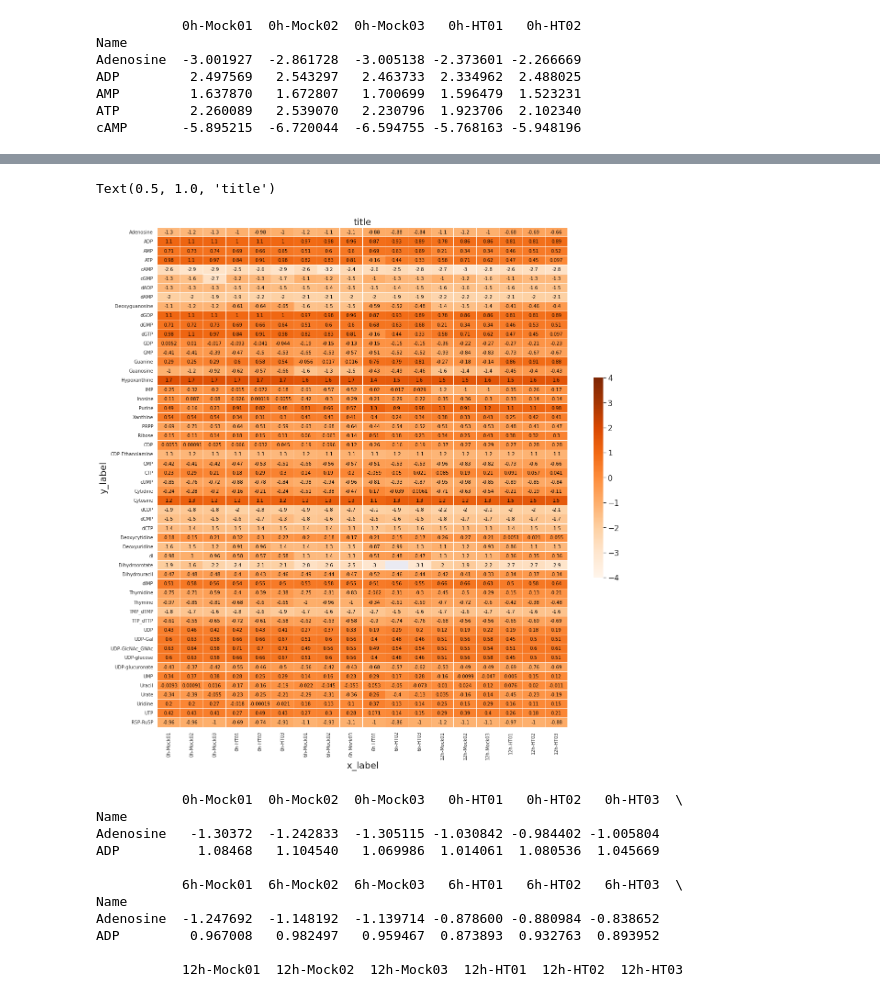
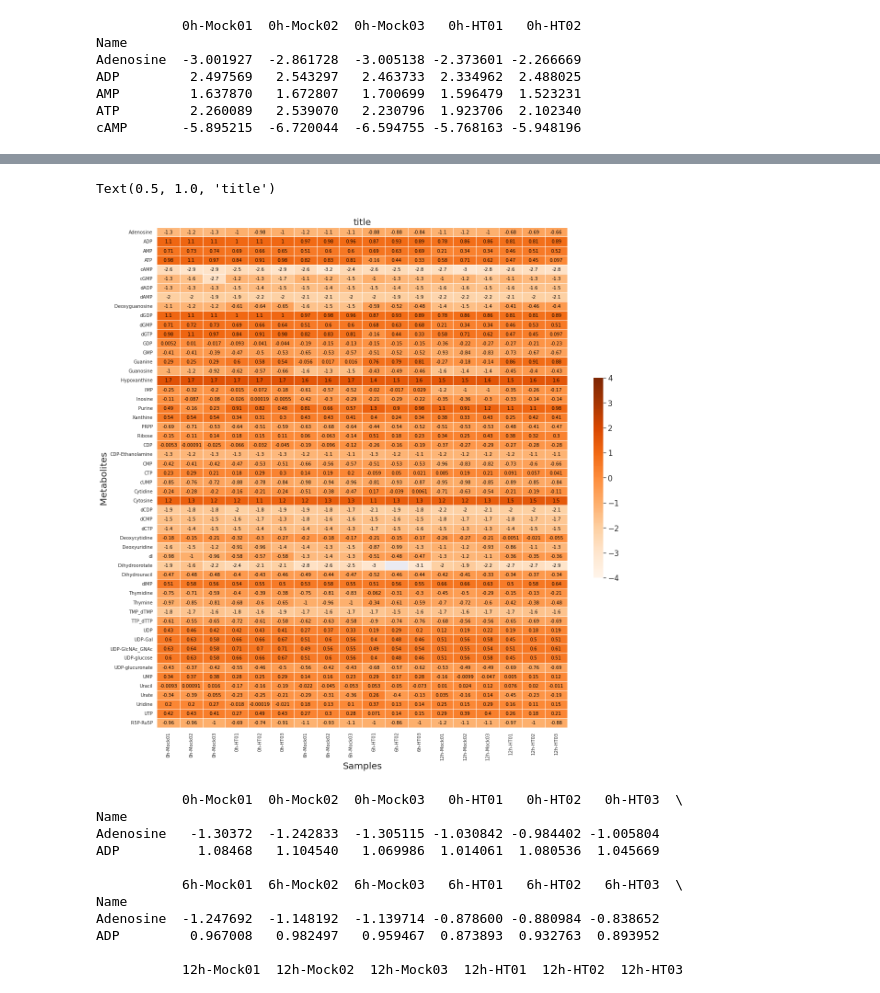
Before and after one commit to leiyi-ihb/ColabPractics, a Jupyter notebook: Picture/Copy_of_python_seabornHeatmapYuZhou.ipynb, the cells around one changed output, grey strips where cells are left out. Cells and saved outputs as stored; diff of their text form; code cells hidden in the pictures.

```diff
--- a/Picture/Copy_of_python_seabornHeatmapYuZhou.ipynb
+++ b/Picture/Copy_of_python_seabornHeatmapYuZhou.ipynb
@@ -66,24 +66,24 @@ cAMP       -2.560259  -2.918478  -2.864066 -2.505081 -2.583269
 # %%
 from seaborn.utils import axlabel
 import matplotlib.pyplot as plt
 sns.set_context({"figure.figsize":(20,20)})
 # sns.heatmap(data=file3,square=True, vmin=-3,vmax=2, fmt='d', linewidths=.1, cmap='GnBu', annot=True)
 ax = sns.heatmap(file3,  linewidths=.01, vmin=-4,vmax=4, cmap='Oranges', annot=True, annot_kws={'size':10, 'color':'black'}, cbar=True, cbar_kws={"shrink": 0.4})
 plt.xlabel('Samples',fontsize=20, color='k') #x轴label的文本和字体大小
 plt.ylabel('Metabolites',fontsize=20) #y轴label的文本和字体大小
-plt.xlabel('x_label',fontsize=20, color='k') #x轴label的文本和字体大小
-plt.ylabel('y_label',fontsize=20, color='k') #y轴label的文本和字体大小
+# plt.xlabel('x_label',fontsize=20, color='k') #x轴label的文本和字体大小
+# plt.ylabel('y_label',fontsize=20, color='k') #y轴label的文本和字体大小
 plt.xticks(fontsize=10) #x轴刻度的字体大小（文本包含在pd_data中了）
 plt.yticks(fontsize=10) #y轴刻度的字体大小（文本包含在pd_data中了）
 plt.title('title',fontsize=20) #图片标题文本和字体大小
 
 # colorbar该怎么设置？？
 # cb = ax.figure.colorbar(ax.collections[0]) #显示colorbar
 # cb.ax.tick_params(labelsize=10)#设置colorbar刻度字体大小
 # cb.set_label('colorbar label') #设置colorbar的label
 # %% [output]
 Text(0.5, 1.0, 'title')
-[figure, old version]
+[figure, new version]
 # %%
 file4 = file3.iloc[0:2,]
 print(file4)
```
